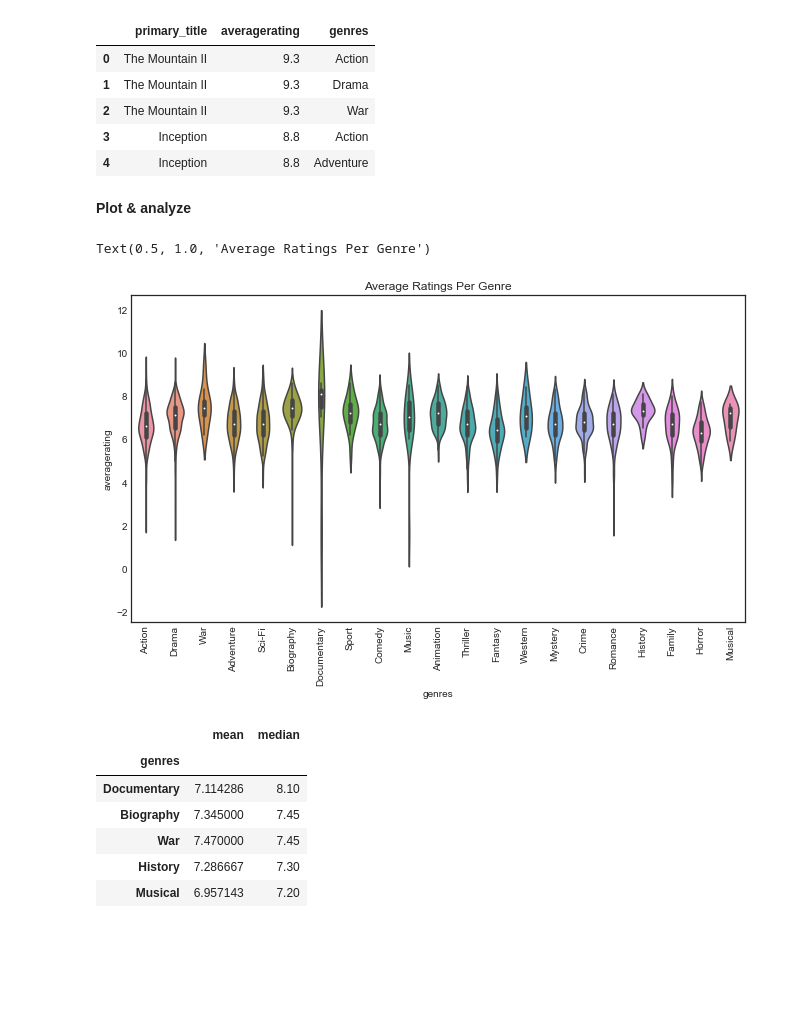
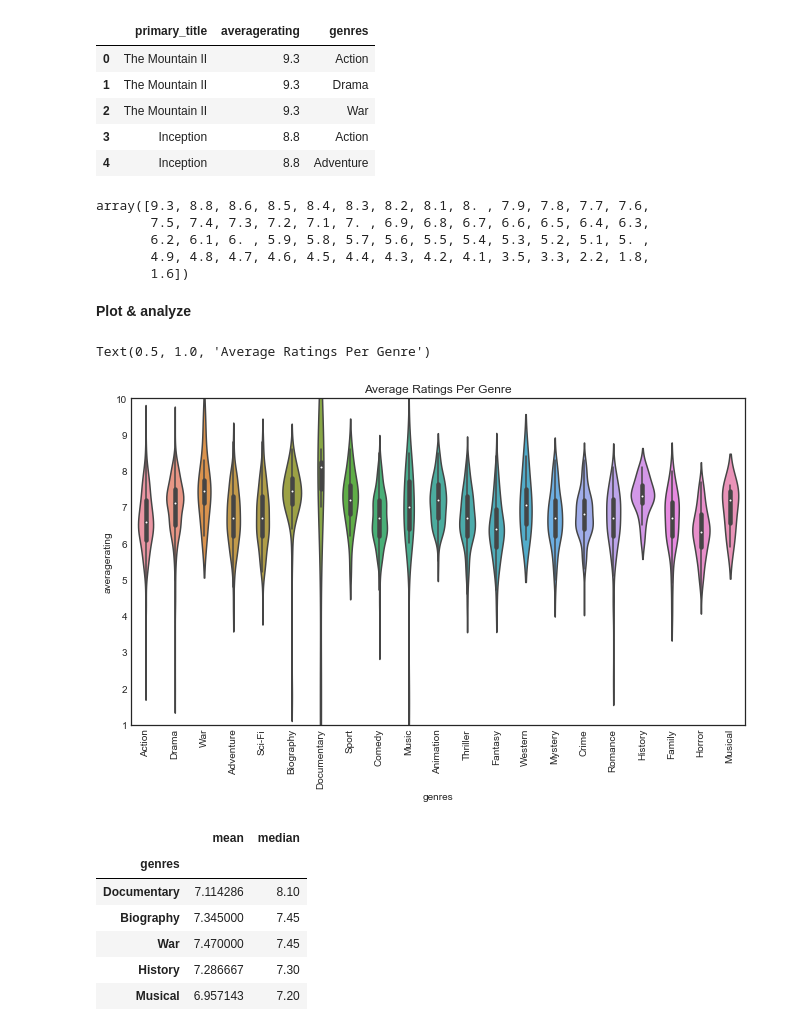
Before and after one commit to tiaplagata/dsc-phase-1-project-online, a Jupyter notebook: student.ipynb, the cells around one changed output. Cells and saved outputs as stored; diff of their text form; code cells hidden in the pictures; blank space fills up the shorter version.

```diff
--- a/student.ipynb
+++ b/student.ipynb
@@ -1029,21 +1024,32 @@ SingleGenre.head()
 | 2 | The Mountain II | 9.3 | War |
 | 3 | Inception | 8.8 | Action |
 | 4 | Inception | 8.8 | Adventure |
+# %%
+# Double check for placeholder values
+# Should be rated from 1-10
+SingleGenre['averagerating'].unique()
+# %% [output]
+array([9.3, 8.8, 8.6, 8.5, 8.4, 8.3, 8.2, 8.1, 8. , 7.9, 7.8, 7.7, 7.6,
+       7.5, 7.4, 7.3, 7.2, 7.1, 7. , 6.9, 6.8, 6.7, 6.6, 6.5, 6.4, 6.3,
+       6.2, 6.1, 6. , 5.9, 5.8, 5.7, 5.6, 5.5, 5.4, 5.3, 5.2, 5.1, 5. ,
+       4.9, 4.8, 4.7, 4.6, 4.5, 4.4, 4.3, 4.2, 4.1, 3.5, 3.3, 2.2, 1.8,
+       1.6])
 # %% [markdown]
 **Plot & analyze**
 # %%
 # Make a violin plot to see distribution of each genre's averageratings
 f, ax = plt.subplots(figsize = (11, 6))
 RatingVariation = sns.violinplot(data = SingleGenre,
               x = "genres",
               y = "averagerating")
 
 RatingVariation.set_xticklabels(labels = RatingVariation.get_xticklabels(),
                                 rotation = 90)
+RatingVariation.set(ylim = (1,10))
 RatingVariation.set_title('Average Ratings Per Genre')
 # %% [output]
 Text(0.5, 1.0, 'Average Ratings Per Genre')
-[figure, old version]
+[figure, new version]
 # %%
 # Calculate the averagerating's mean and median per genre
 RatingsPerGenre = SingleGenre.groupby('genres')['averagerating'].agg(['mean', 'median']).sort_values(by = 'median', ascending = False)
```
Also changed, not shown: parts of 5 cells of this notebook, 9 other files.
